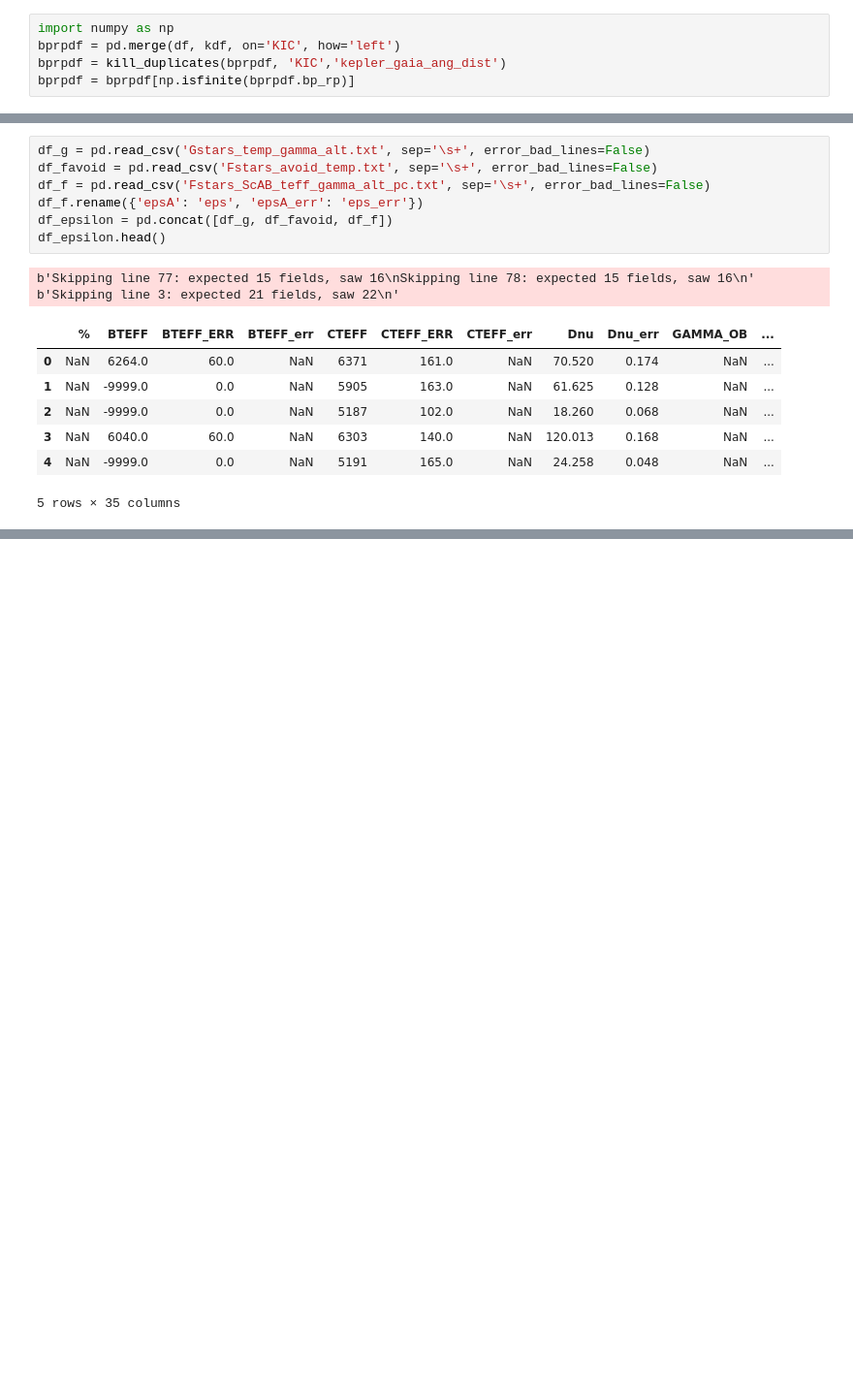
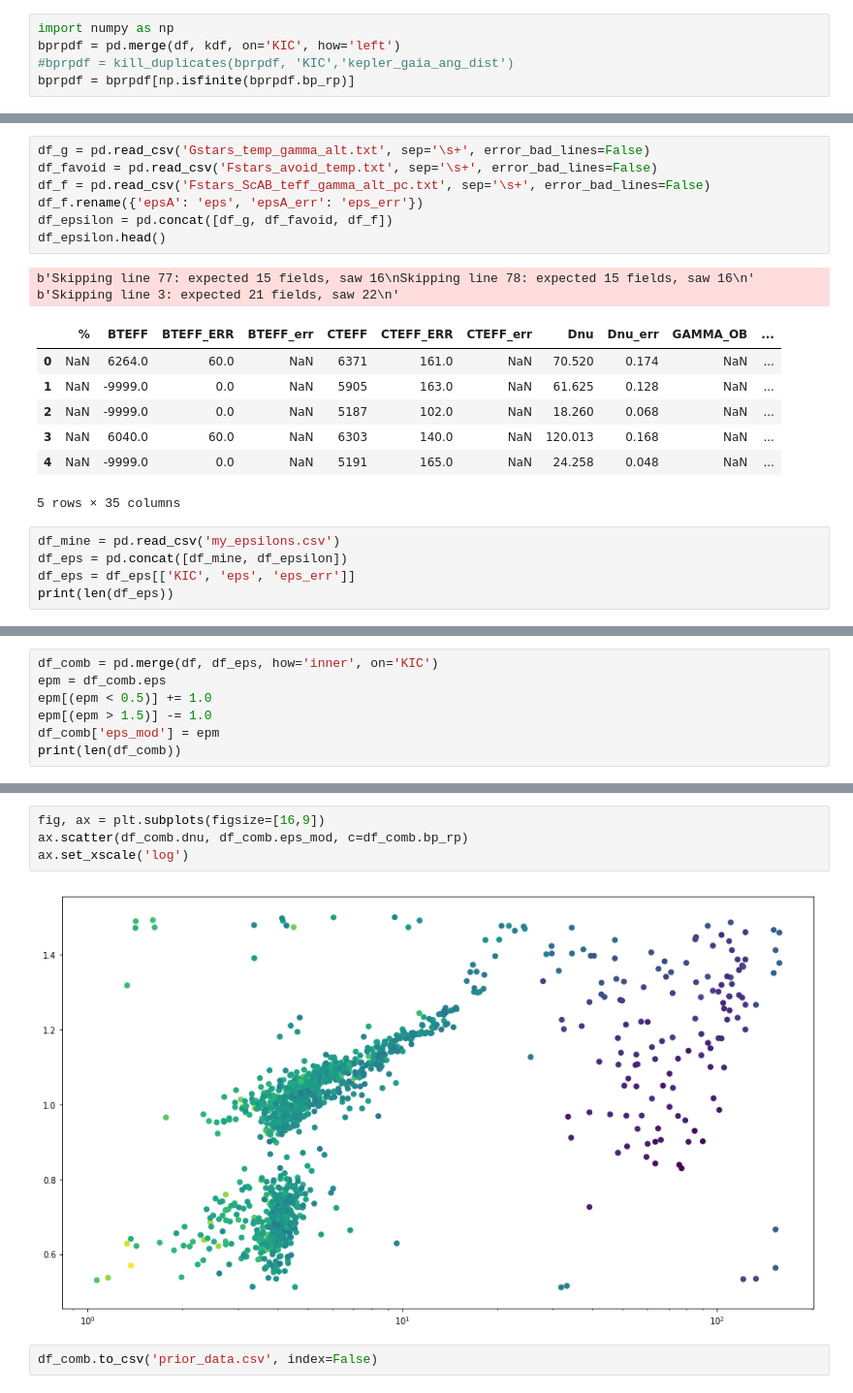
Before and after one commit to grd349/PBjam, a Jupyter notebook: pbjam/data/Data Gather.ipynb, the cells around one changed output, grey strips where cells are left out. Shown at 97% size. Drawn from its saved outputs; the diff is of its cells as text; blank space fills up the shorter version.

Commit message:
Finished making the first set of prior data in BpRp

```diff
--- a/pbjam/data/Data Gather.ipynb
+++ b/pbjam/data/Data Gather.ipynb
@@ -193,5 +196,5 @@ def kill_duplicates(df,ID, sep):
 # %%
 import numpy as np
 bprpdf = pd.merge(df, kdf, on='KIC', how='left')
-bprpdf = kill_duplicates(bprpdf, 'KIC','kepler_gaia_ang_dist')
+#bprpdf = kill_duplicates(bprpdf, 'KIC','kepler_gaia_ang_dist')
 bprpdf = bprpdf[np.isfinite(bprpdf.bp_rp)]
@@ -247,3 +241,8 @@ b'Skipping line 3: expected 21 fields, saw 22\n'
 | 3 | NaN | 6040.0 | 60.0 | NaN | 6303 | 140.0 | NaN | 120.013 | 0.168 | NaN | ... |
 | 4 | NaN | -9999.0 | 0.0 | NaN | 5191 | 165.0 | NaN | 24.258 | 0.048 | NaN | ... |
 5 rows × 35 columns
+# %%
+df_mine = pd.read_csv('my_epsilons.csv')
+df_eps = pd.concat([df_mine, df_epsilon])
+df_eps = df_eps[['KIC', 'eps', 'eps_err']]
+print(len(df_eps))
@@ -249,0 +251,7 @@ b'Skipping line 3: expected 21 fields, saw 22\n'
+# %%
+df_comb = pd.merge(df, df_eps, how='inner', on='KIC')
+epm = df_comb.eps
+epm[(epm < 0.5)] += 1.0
+epm[(epm > 1.5)] -= 1.0
+df_comb['eps_mod'] = epm
+print(len(df_comb))
@@ -249,0 +268,8 @@ b'Skipping line 3: expected 21 fields, saw 22\n'
+# %%
+fig, ax = plt.subplots(figsize=[16,9])
+ax.scatter(df_comb.dnu, df_comb.eps_mod, c=df_comb.bp_rp)
+ax.set_xscale('log')
+# %% [output]
+[figure, added]
+# %%
+df_comb.to_csv('prior_data.csv', index=False)
```
Also changed, not shown: parts of 5 cells of this notebook, 2 other files.
